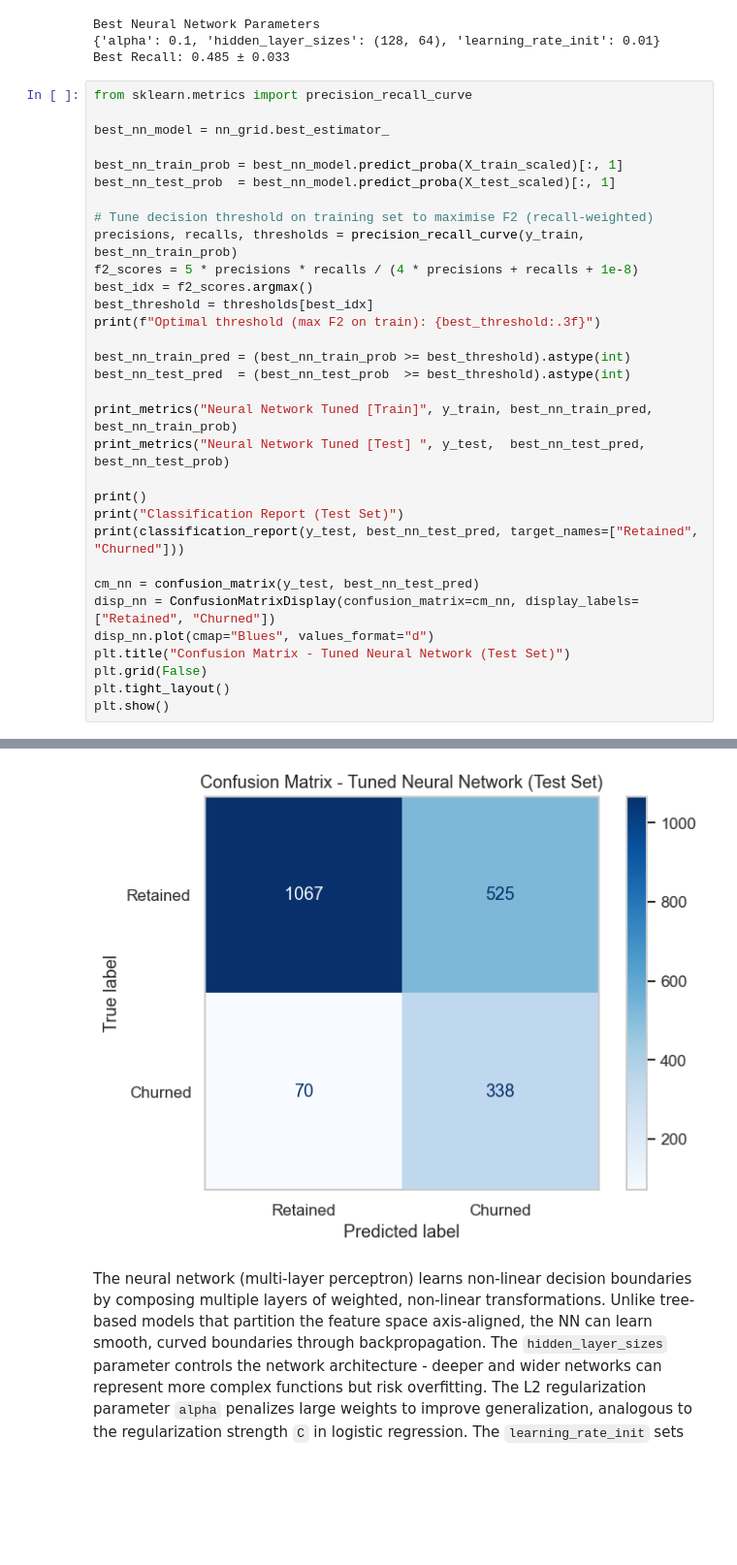
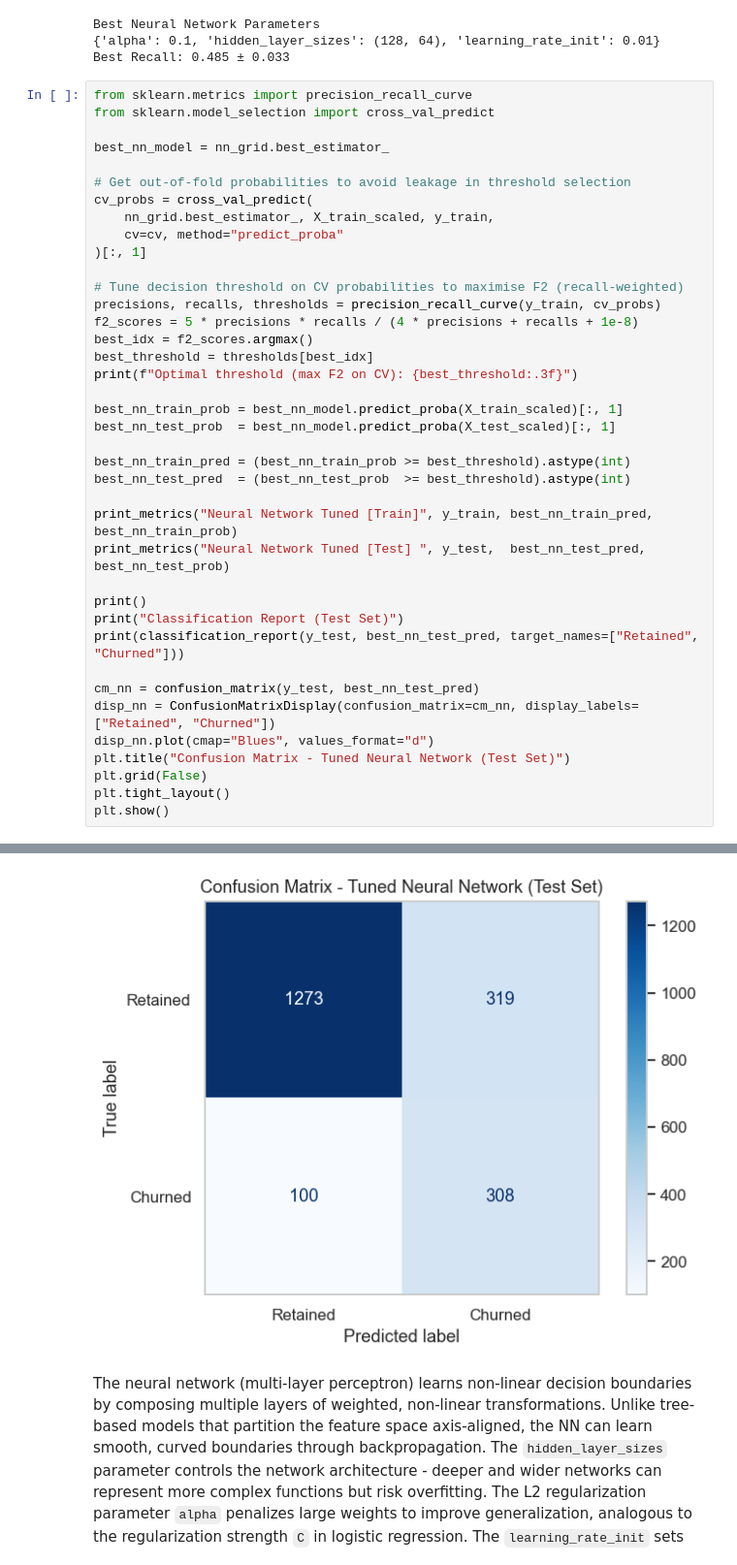
Before and after one commit to karanchampaneri/churn-project-mse446, a Jupyter notebook: notebook.ipynb, the cells around one changed output, grey strips where cells are left out. Shown at 97% size. Saved outputs shown, nothing was run; the diff lists cells and outputs as text; blank space fills up the shorter version.

```diff
--- a/notebook.ipynb
+++ b/notebook.ipynb
@@ -1150,18 +1150,25 @@ Best Neural Network Parameters
 Best Recall: 0.485 ± 0.033
 # %%
 from sklearn.metrics import precision_recall_curve
+from sklearn.model_selection import cross_val_predict
 
 best_nn_model = nn_grid.best_estimator_
 
-best_nn_train_prob = best_nn_model.predict_proba(X_train_scaled)[:, 1]
-best_nn_test_prob  = best_nn_model.predict_proba(X_test_scaled)[:, 1]
+# Get out-of-fold probabilities to avoid leakage in threshold selection
+cv_probs = cross_val_predict(
+    nn_grid.best_estimator_, X_train_scaled, y_train,
+    cv=cv, method="predict_proba"
+)[:, 1]
 
-# Tune decision threshold on training set to maximise F2 (recall-weighted)
-precisions, recalls, thresholds = precision_recall_curve(y_train, best_nn_train_prob)
+# Tune decision threshold on CV probabilities to maximise F2 (recall-weighted)
+precisions, recalls, thresholds = precision_recall_curve(y_train, cv_probs)
 f2_scores = 5 * precisions * recalls / (4 * precisions + recalls + 1e-8)
 best_idx = f2_scores.argmax()
 best_threshold = thresholds[best_idx]
-print(f"Optimal threshold (max F2 on train): {best_threshold:.3f}")
+print(f"Optimal threshold (max F2 on CV): {best_threshold:.3f}")
+
+best_nn_train_prob = best_nn_model.predict_proba(X_train_scaled)[:, 1]
+best_nn_test_prob  = best_nn_model.predict_proba(X_test_scaled)[:, 1]
 
 best_nn_train_pred = (best_nn_train_prob >= best_threshold).astype(int)
 best_nn_test_pred  = (best_nn_test_prob  >= best_threshold).astype(int)
@@ -1203,4 +1210,4 @@ weighted avg       0.83      0.70      0.73      2000
-[figure, old version]
+[figure, new version]
 # %% [markdown]
 The neural network (multi-layer perceptron) learns non-linear decision boundaries by composing multiple layers of weighted, non-linear transformations. Unlike tree-based models that partition the feature space axis-aligned, the NN can learn smooth, curved boundaries through backpropagation. The `hidden_layer_sizes` parameter controls the network architecture - deeper and wider networks can represent more complex functions but risk overfitting. The L2 regularization parameter `alpha` penalizes large weights to improve generalization, analogous to the regularization strength `C` in logistic regression. The `learning_rate_init` sets the initial step size for the Adam optimizer, and `learning_rate='adaptive'` reduces the step size when training loss stalls. Early stopping monitors validation loss during training and halts when it stops improving, acting as an implicit regularizer that prevents the network from memorizing the training data. Because neural networks are sensitive to feature scale, we use the same standardized inputs (`X_train_scaled`) as logistic regression and SVM.
 
```
Also changed, not shown: parts of 4 cells of this notebook.
